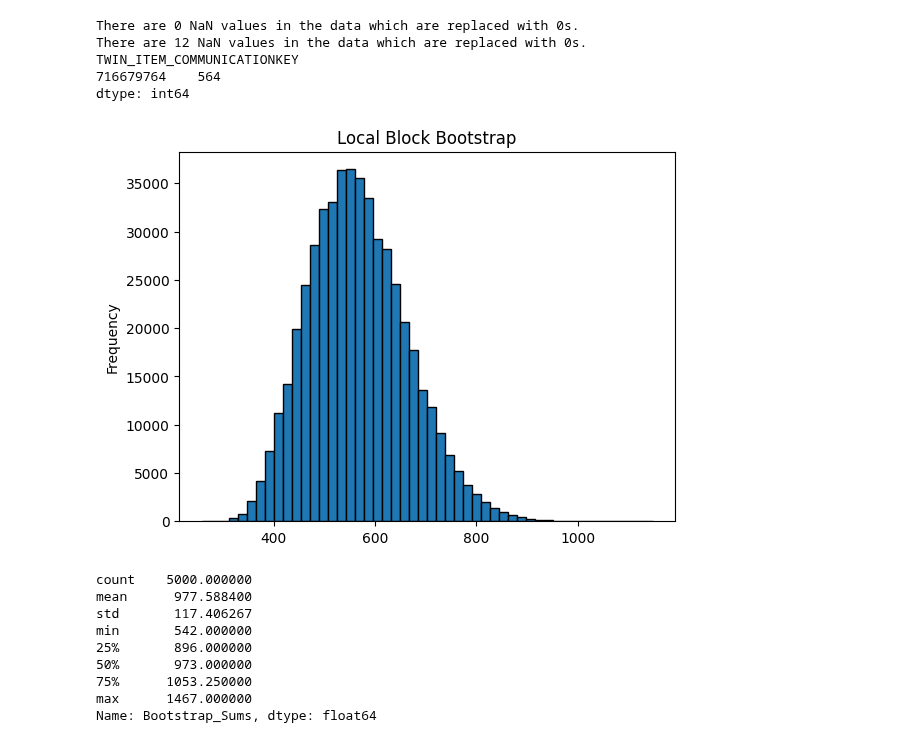
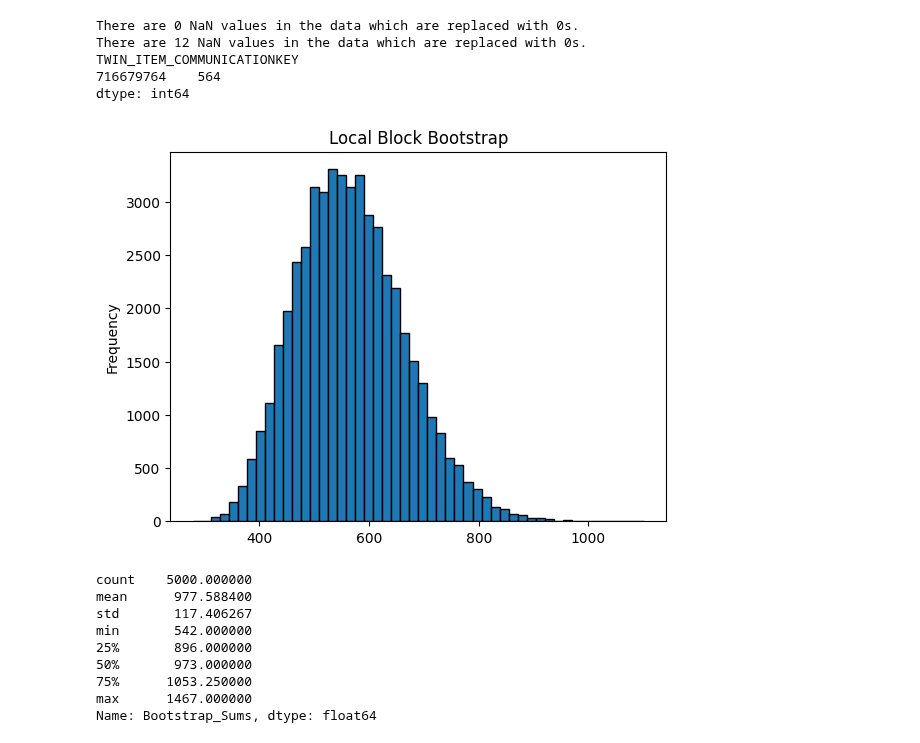
Before and after one commit to chrisnhr/Diplom, a Jupyter notebook: bootstrapping.ipynb, the cells around one changed output. Saved outputs shown, nothing was run; the diff lists cells and outputs as text; code cells hidden in the pictures.

```diff
--- a/bootstrapping.ipynb
+++ b/bootstrapping.ipynb
@@ -129,11 +130,16 @@ class Sampling:
         """
 
         N, col = data.shape
-
-        # Ensure B*N is an integer to avoid implicit conversion
-        if not (B * N).is_integer():
-            raise ValueError(f"B * N must be an integer. Given: B={B}, N={N}, B*N={B * N}")
-        #bzw eine korrektur, dass es automatisch B anpasst um das zu erreichen
+        # Adjust B if B*N is not an integer
+        B_N = B * N
+        if not B_N.is_integer():
+            adjusted_B_N = round(B_N)
+            adjusted_B = adjusted_B_N / N
+            warnings.warn(
+                f"Adjusted B from {B} to {adjusted_B} to ensure B*N is an integer ({adjusted_B_N}).",
+                UserWarning,
+            )
+            B = adjusted_B
 
         M = int(np.ceil(N / b))  # Number of blocks
 
@@ -178,11 +184,11 @@ TWIN_ITEM_COMMUNICATIONKEY
 716679764    564
 dtype: int64
 # %%
-bootstrap_results = Sampling.lb_bootstrap(test, B=30/308, b=7)
+bootstrap_results = Sampling.lb_bootstrap(test, B=0.1, b=7)
 bootstrap_results.plot(kind="hist", bins=50, title="Local Block Bootstrap", edgecolor="black")
 plt.show()
 # %% [output]
-[figure, old version]
+[figure, new version]
 # %%
 results_simple = Sampling.iid_bootstrap(twin)
 display(results_simple.describe())
```
Also changed, not shown: parts of 1 cell of this notebook, 2 other files.
